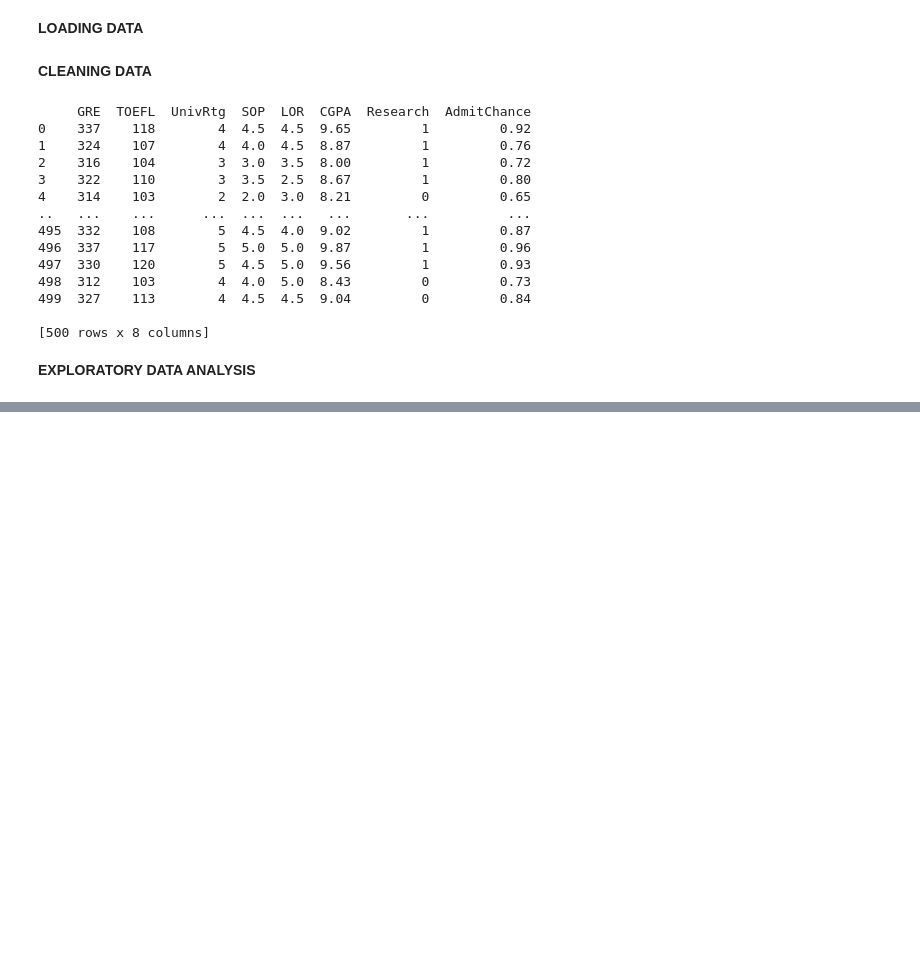
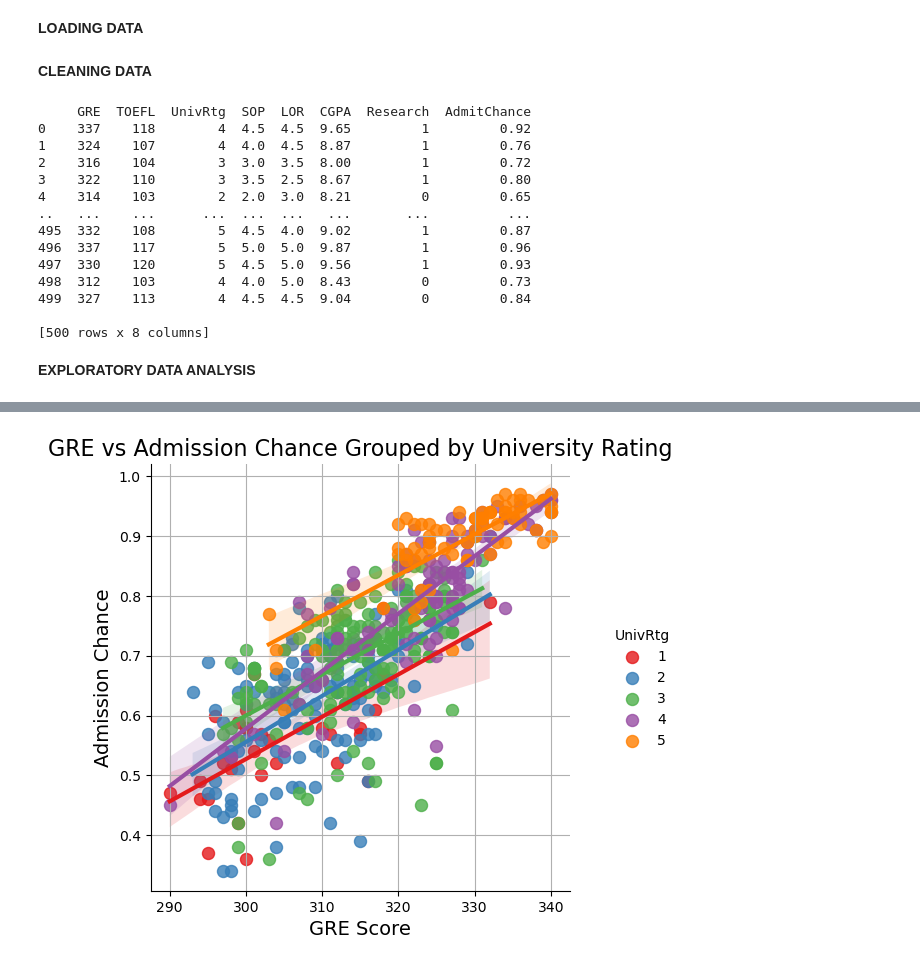
Before and after one commit to Sarvesh30/GraduatePredictor, a Jupyter notebook: GraduatePredTest.ipynb, the cells around one changed output, grey strips where cells are left out. Saved outputs shown, nothing was run; the diff lists cells and outputs as text; code cells hidden in the pictures; blank space fills up the shorter version.

```diff
--- a/GraduatePredTest.ipynb
+++ b/GraduatePredTest.ipynb
@@ -120,0 +55,92 @@ plt.show()
+# %%
+# Box Plot: University Rating vs GRE
+plt.figure(figsize = (5, 3))
+sns.boxplot(y = 'GRE', x = 'UnivRtg', data = grad_df)
+plt.title('GRE Score Distribution by University Rating', fontsize = 16)
+plt.xlabel('University Rating', fontsize = 14)
+plt.ylabel('GRE Score', fontsize = 14)
+plt.show()
+
+# Box Plot: University Rating vs TOEFL
+plt.figure(figsize = (5, 3))
+sns.boxplot(y = 'TOEFL', x = 'UnivRtg', data = grad_df)
+plt.title('TOEFL Score Distribution by University Rating', fontsize = 16)
+plt.xlabel('University Rating', fontsize = 14)
+plt.ylabel('TOEFL Score', fontsize = 14)
+plt.show()
+
+# Bar Plot: University Rating vs SOP
+plt.figure(figsize = (5, 3))
+sop_counts = grad_df.groupby(['UnivRtg', 'SOP']).size().unstack()
+sop_counts.plot(kind = 'bar', stacked = True, figsize = (5, 3))
+
+plt.title('SOP Distribution by University Rating', fontsize = 16)
+plt.xlabel('University Rating', fontsize = 14)
+plt.ylabel('Number of Students', fontsize = 14)
+plt.legend(title ='SOP Score', bbox_to_anchor =(1.5, 1), loc= 'upper left')
+plt.tight_layout()
+plt.show()
+
+# Bar Plot: University Rating vs LOR
+plt.figure(figsize = (5, 3))
+lor_counts = grad_df.groupby(['UnivRtg', 'LOR']).size().unstack()
+lor_counts.plot(kind = 'bar', stacked = True, figsize = (5, 3))
+
+plt.title('LOR Distribution by University Rating', fontsize = 16)
+plt.xlabel('University Rating', fontsize = 14)
+plt.ylabel('Number of Students', fontsize = 14)
+plt.legend(title = 'LOR Score', bbox_to_anchor = (1.5, 1), loc = 'upper left')
+plt.tight_layout()
+plt.show()
+
+# Box Plot: University Rating vs CGPA
+plt.figure(figsize = (5, 3))
+sns.boxplot(y = 'CGPA', x = 'UnivRtg', data = grad_df)
+plt.title('CGPA Distribution by University Rating')
+plt.xlabel('University Rating')
+plt.ylabel('CGPA')
+plt.show()
+
+# Bar Plot: University Rating vs Research
+res_counts = grad_df.groupby(['UnivRtg', 'Research']).size().unstack()
+res_counts.plot(kind = 'bar', stacked = True, figsize = (5, 3))
+
+plt.title('Research Distribution by University Rating', fontsize = 16)
+plt.xlabel('University Rating', fontsize = 14)
+plt.ylabel('Number of Students', fontsize = 14)
+plt.legend(title = 'Research', bbox_to_anchor = (1.5, 1), loc = 'upper left')
+plt.tight_layout()
+plt.show()
+
+# Scatter Plot: GRE vs AdmitChance (grouped by University Rating)
+grad_df['UnivRtg'] = grad_df['UnivRtg'].astype('category')
+
+plt.figure(figsize = (5, 3))
+sns.lmplot(data = grad_df, x = 'GRE', y = 'AdmitChance', hue = 'UnivRtg', scatter_kws = {'s':75}, palette = 'Set1',
+          line_kws = {'linewidth' : 3})
+plt.title('GRE vs Admission Chance Grouped by University Rating', fontsize = 16)
+plt.xlabel('GRE Score', fontsize = 14)
+plt.ylabel('Admission Chance', fontsize = 14)
+plt.grid(True)
+plt.show()
+
+# Scatter Plot: TOEFL vs AdmitChance (grouped by University Rating)
+plt.figure(figsize = (5, 3))
+sns.lmplot(data = grad_df, x = 'TOEFL', y = 'AdmitChance', hue = 'UnivRtg', scatter_kws = {'s':75}, palette = 'coolwarm',
+          line_kws = {'linewidth' : 3})
+plt.title('TOEFL vs Admission Chance Grouped by University Rating', fontsize = 16)
+plt.xlabel('TOEFL Score', fontsize = 14)
+plt.ylabel('Admission Chance', fontsize = 14)
+plt.grid(True)
+plt.show()
+
+# Scatter Plot: CGPA vs AdmitChance (grouped by University Rating)
+plt.figure(figsize = (5, 3))
+sns.lmplot(data = grad_df, x = 'CGPA', y = 'AdmitChance', hue = 'UnivRtg', scatter_kws = {'s':75}, palette = 'Spectral',
+          line_kws = {'linewidth' : 3})
+plt.title('CGPA vs Admission Chance Grouped by University Rating', fontsize = 16)
+plt.xlabel('CGPA Score', fontsize = 14)
+plt.ylabel('Admission Chance', fontsize = 14)
+plt.grid(True)
+plt.show()
+# %% [output]
@@ -120,0 +156 @@ plt.show()
+[figure, added]
```
Also changed, not shown: parts of 8 cells of this notebook.
